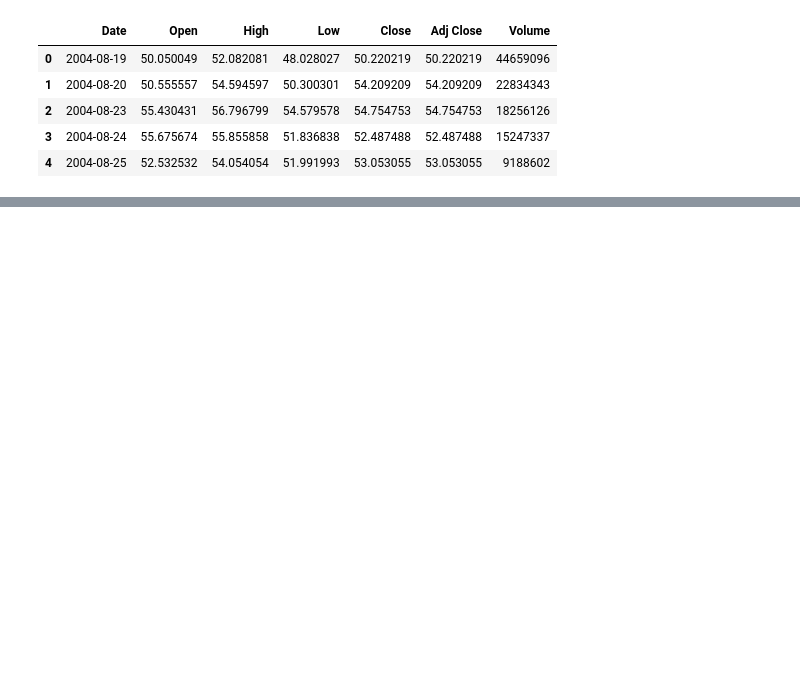
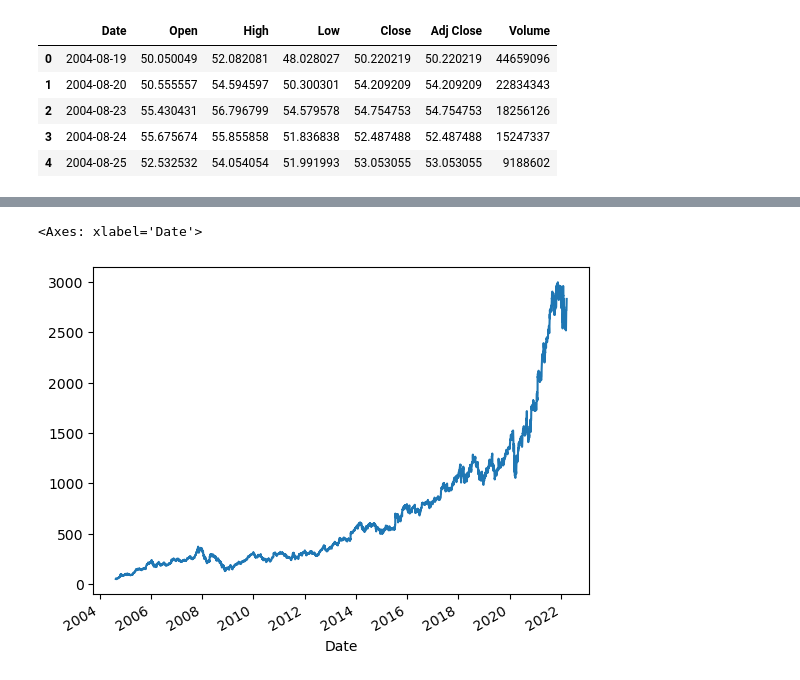
Before and after one commit to swayam-learning/DataScience_ML, a Jupyter notebook: TimeSeriesAnalysis/basics.ipynb, the cells around one changed output, grey strips where cells are left out. Drawn from its saved outputs; the diff is of its cells as text; code cells hidden in the pictures; blank space fills up the shorter version.

```diff
--- a/TimeSeriesAnalysis/basics.ipynb
+++ b/TimeSeriesAnalysis/basics.ipynb
@@ -80,0 +129,2 @@ df.head()
+# %%
+df.set_index("Date",inplace=True)
@@ -80,0 +162,6 @@ df.head()
+# %%
+df["Month name"] = df.index.month_name()
+# %%
+df["Day name"] = df.index.day_name()
+# %%
+df["quarter"] = df.index.quarter
@@ -80,0 +229,5 @@ df.head()
+# %%
+df["Close"].plot()
+# %% [output]
+<Axes: xlabel='Date'>
+[figure, added]
```
Also changed, not shown: parts of 17 cells of this notebook.
